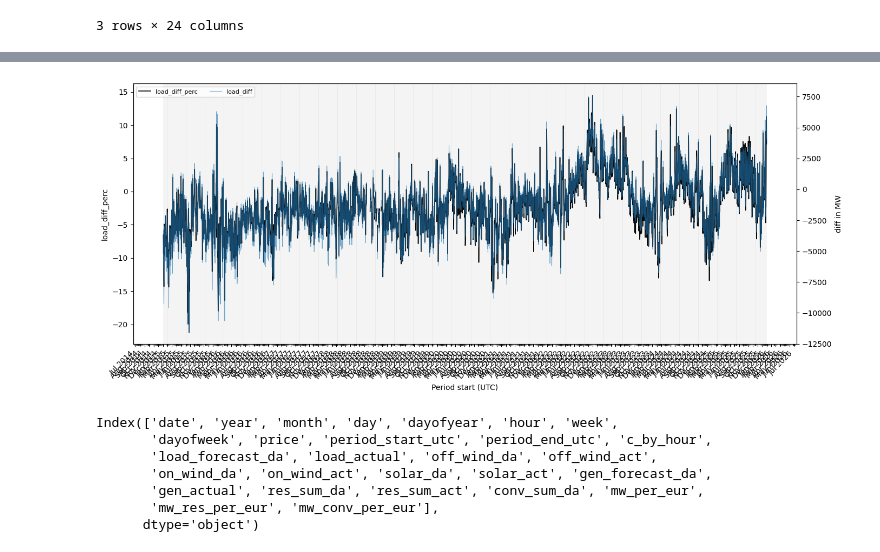
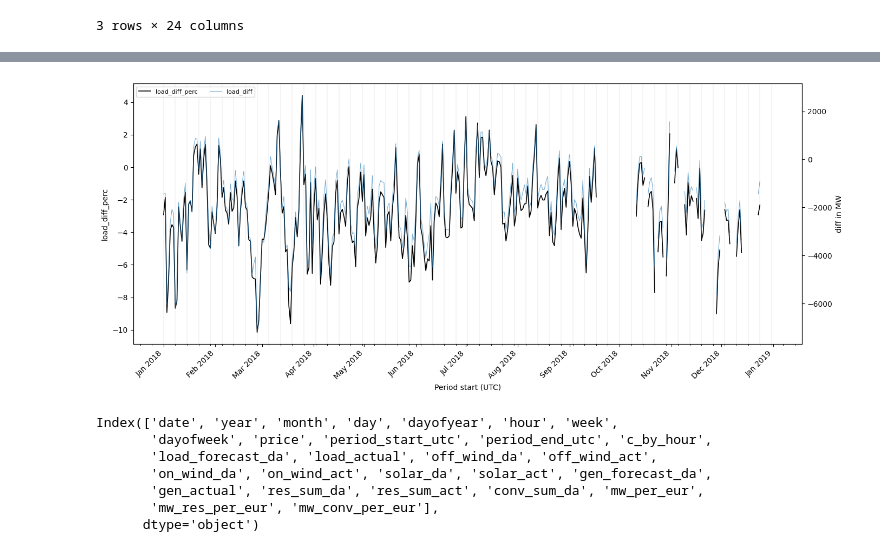
Before and after one commit to lksy-hash/ai-for-energy, a Jupyter notebook: notebook/03_eda/03_plot_02_basic_graphs.ipynb, the cells around one changed output, grey strips where cells are left out. Drawn from its saved outputs; the diff is of its cells as text; code cells hidden in the pictures.

```diff
--- a/notebook/03_eda/03_plot_02_basic_graphs.ipynb
+++ b/notebook/03_eda/03_plot_02_basic_graphs.ipynb
@@ -7,7 +7,11 @@ import matplotlib.pyplot as plt
 import matplotlib.dates as mdates
 # %%
 df = pd.read_csv("../../data_cleaned/merged/Merge_all_prices_load_gen_res.csv", delimiter=",")
-#df
+
+df["period_start_utc"] = pd.to_datetime(df["period_start_utc"], errors="coerce")
+df["period_end_utc"] = pd.to_datetime(df["period_end_utc"], errors="coerce")
+
+df["date"] = pd.to_datetime(df["date"], errors="coerce")
 # %%
 df.head(3)
 # %% [output]
@@ -46,3 +60,9 @@ df["gen_diff_perc"] = (df["gen_forecast_da"] - df["gen_actual"]) / df["gen_forec
 
 df["res_diff"] =  df["res_sum_da"] - df["res_sum_act"]
 df["res_diff_perc"] = (df["res_diff"]) / df["res_sum_da"].replace(0, pd.NA) * 100
+
+df["load_gen_diff_da"] =  df["load_forecast_da"] - df["gen_forecast_da"]
+df["load_gen_diff_da_perc"] = df["load_gen_diff_da"] / df["load_forecast_da"].replace(0, pd.NA) * 100
+
+df["load_gen_diff_actual"] =  df["load_actual"] - df["gen_actual"]
+df["load_gen_diff_actual_perc"] = df["load_gen_diff_actual"] / df["load_actual"].replace(0, pd.NA) * 100
@@ -52,9 +214,9 @@ df["res_diff_perc"] = (df["res_diff"]) / df["res_sum_da"].replace(0, pd.NA) * 10
 feature_cols = ["load_diff"]
 
 df_plot = df.copy()
-df_plot["period_start_utc"] = pd.to_datetime(df_plot["period_start_utc"], errors="coerce")
-# years = [2018]
-# df_plot = df_plot[df_plot["year"].isin(years)].copy()
+#df_plot["period_start_utc"] = pd.to_datetime(df_plot["period_start_utc"], errors="coerce")
+years = [2018]
+df_plot = df_plot[df_plot["year"].isin(years)].copy()
 df_plot = df_plot.sort_values("period_start_utc")
 
 df_daily = (
@@ -69,34 +231,34 @@ fig, ax1 = plt.subplots(figsize=(14, 6))
 
 ax1.plot(df_daily["period_start_utc"], df_daily["load_diff_perc"], color="black", linewidth=1.2, label="load_diff_perc")
 ax1.set_ylabel("load_diff_perc")
 ax1.set_xlabel("Period start (UTC)")
 
 ax2 = ax1.twinx()
 for col in feature_cols:
     ax2.plot(df_daily["period_start_utc"], df_daily[col], alpha=0.6, linewidth=0.8, label=col)
 ax2.set_ylabel("diff in MW")
 
 lines1, labels1 = ax1.get_legend_handles_labels()
 lines2, labels2 = ax2.get_legend_handles_labels()
 ax1.legend(lines1 + lines2, labels1 + labels2, loc="upper left", ncol=2, fontsize=8)
 
 # Better month labels + weekly lines
 ax1.xaxis.set_major_locator(mdates.MonthLocator(interval=1))
 ax1.xaxis.set_major_formatter(mdates.DateFormatter("%b %Y"))
 ax1.xaxis.set_minor_locator(mdates.WeekdayLocator(byweekday=mdates.MO))
 plt.setp(ax1.get_xticklabels(), rotation=45, ha="right")
 
 for dt in pd.date_range(
     df_daily["period_start_utc"].min(),
     df_daily["period_start_utc"].max(),
     freq="W-MON"
 ):
     ax1.axvline(dt, color="gray", linewidth=0.3, alpha=0.4)
 
 plt.tight_layout()
 plt.show()
 # %% [output]
-[figure, old version]
+[figure, new version]
 # %%
 df.columns
 # %% [output]
```
Also changed, not shown: parts of 6 cells of this notebook, 7 other files.
